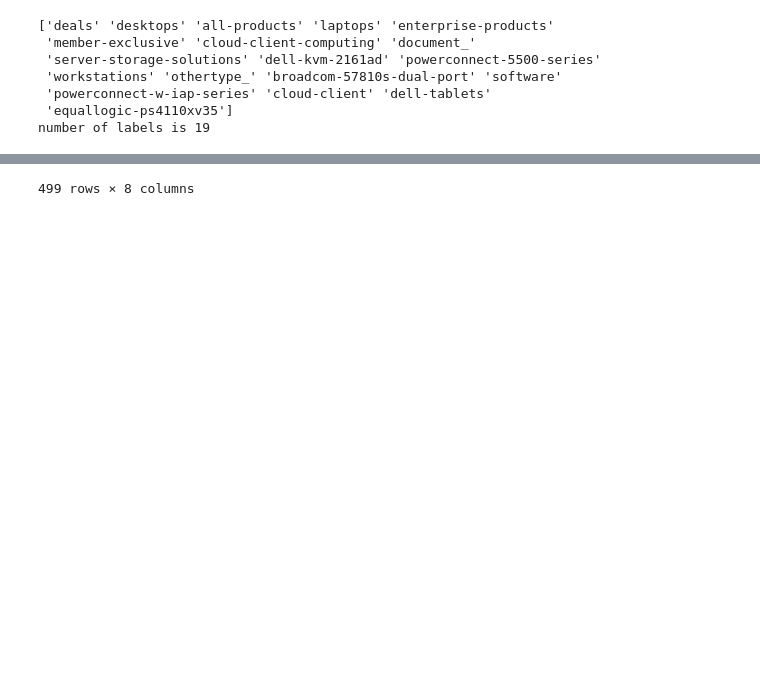
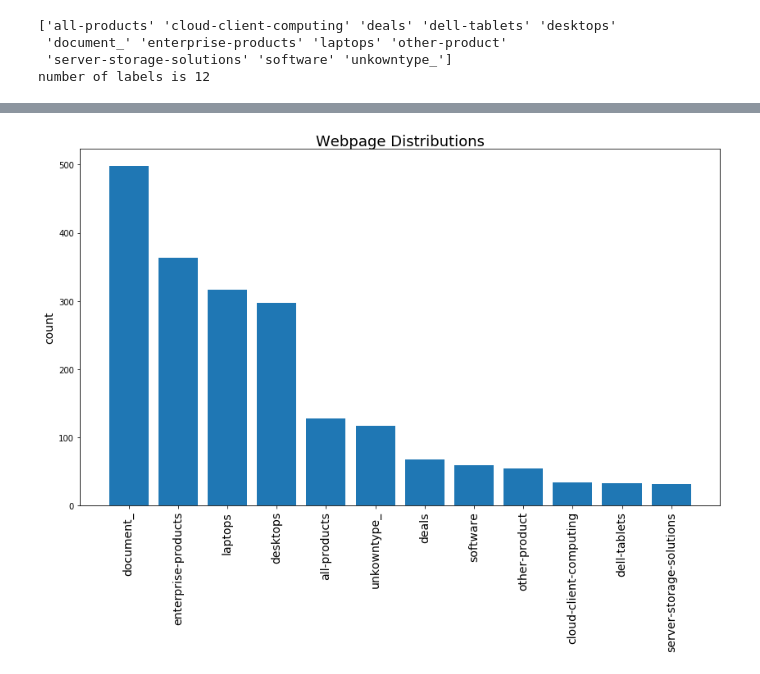
Before and after one commit to lorian/website-tags, a Jupyter notebook: get_feature_table.ipynb, the cells around one changed output, grey strips where cells are left out. Cells and saved outputs as stored; diff of their text form; code cells hidden in the pictures; blank space fills up the shorter version.

```diff
--- a/get_feature_table.ipynb
+++ b/get_feature_table.ipynb
@@ -37,21 +52,36 @@ df=df.fillna(' ')
 #uniquelablef=df.loc[:,'og:type_cpath'].unique()
 df.loc[df.loc[:,'og:type']=='document','categorypath']='document_'
 df.loc[df.loc[:,'og:type']=='documentsearch','categorypath']='document_'
-df.loc[df.loc[:,'og:type']==' ','categorypath']='othertype_'
-uniquelablef=df.loc[:,'categorypath'].unique()
+df.loc[df.loc[:,'og:type']==' ','categorypath']='unkowntype_'
+#uniquelablef=df.loc[:,'categorypath'].unique()
+for i in range(df.shape[0]):
+    if df.loc[i,'categorypath'] not in {'document_','laptops','desktops',
+                                        'enterprise-products','unkowntype_','deals','software','dell-tablets',
+                                     'server-storage-solutions','cloud-client-computing','all-products'}:
+           df.loc[i,'categorypath']='other-product'
 
-print(uniquelablef)
-print('number of labels is {}'.format(len(uniquelablef)))
-for i in range(len(uniquelablef)):
+
+
+#print(uniquelablef)
+#print('number of labels is {}'.format(len(uniquelablef)))
+fig=plt.figure(figsize=(14,8))
+labels,labelscount = np.unique(df.loc[:,'categorypath'].values,return_counts=True)
+print(labels)
+print('number of labels is {}'.format(len(labels)))
+indices=np.argsort(labelscount)[::-1]
+plt.bar(range(len(labels)),labelscount[indices],align='center')
+plt.xticks(range(len(labels)),labels[indices],rotation=90, fontsize=14)
+plt.title('Webpage Distributions', fontsize=18)
+plt.ylabel('count', fontsize=14)
+plt.show()
+
+#for i in range(len(uniquelablef)):
     #df.loc[df.loc[:,'og:type_cpath']==uniquelablef[i],'label']=i
-    df.loc[df.loc[:,'categorypath']==uniquelablef[i],'label']=i
+    #df.loc[df.loc[:,'categorypath']==uniquelablef[i],'label'] = int(i)
 
-df
+#df
 # %% [output]
-['deals' 'desktops' 'all-products' 'laptops' 'enterprise-products'
- 'member-exclusive' 'cloud-client-computing' 'document_'
- 'server-storage-solutions' 'dell-kvm-2161ad' 'powerconnect-5500-series'
- 'workstations' 'othertype_' 'broadcom-57810s-dual-port' 'software'
- 'powerconnect-w-iap-series' 'cloud-client' 'dell-tablets'
- 'equallogic-ps4110xv35']
-number of labels is 19
+['all-products' 'cloud-client-computing' 'deals' 'dell-tablets' 'desktops'
+ 'document_' 'enterprise-products' 'laptops' 'other-product'
+ 'server-storage-solutions' 'software' 'unkowntype_']
+number of labels is 12
@@ -75 +88 @@ number of labels is 19
-499 rows × 8 columns
+[figure, added]
```
Also changed, not shown: parts of 10 cells of this notebook, 3 other files.
